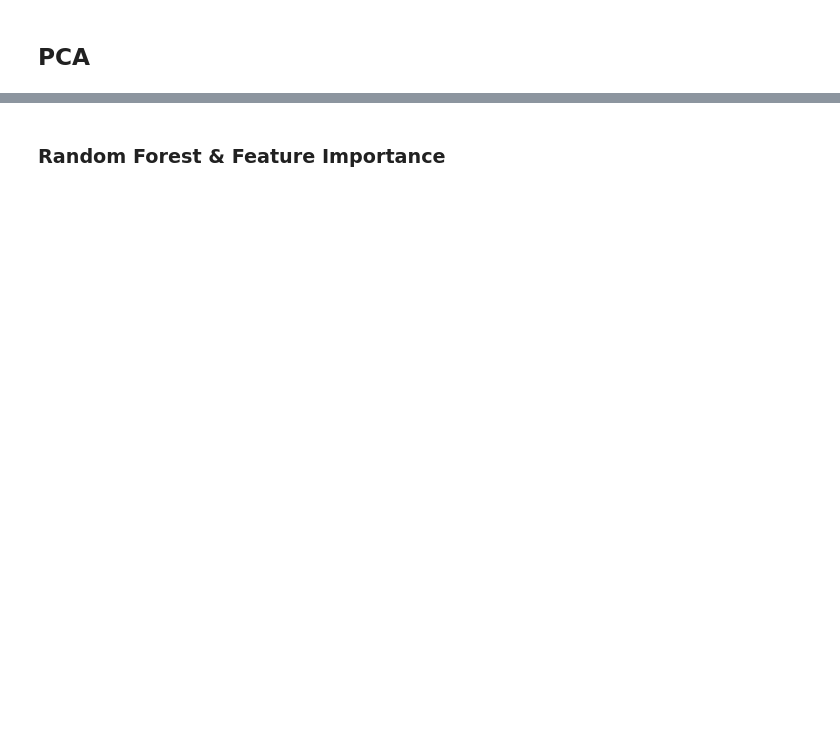
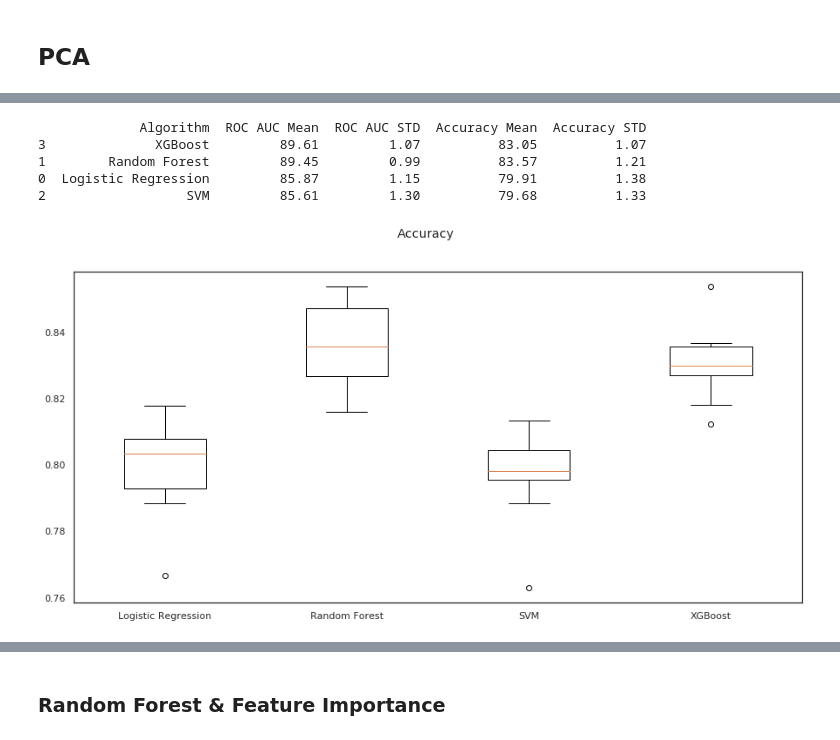
Before and after one commit to psuri15/WAF2019, a Jupyter notebook: FirstModel.ipynb, the cells around one changed output, grey strips where cells are left out. Cells and saved outputs as stored; diff of their text form; code cells hidden in the pictures; blank space fills up the shorter version.

```diff
--- a/FirstModel.ipynb
+++ b/FirstModel.ipynb
@@ -342,0 +360,48 @@ from sklearn
+# %%
+from sklearn.model_selection import KFold,cross_val_score
+acc_results = []
+auc_results = []
+
+names = []
+col = ['Algorithm', 'ROC AUC Mean', 'ROC AUC STD',
+       'Accuracy Mean', 'Accuracy STD']
+df_results = pd.DataFrame(columns=col)
+
+i = 0
+for name, model in models.items():
+    kfold = KFold(n_splits=10)  # 10-fold cross-validation
+    if name == 'Random Forest':
+      x = x_train
+    else:
+      x = x_train_standardized
+
+    cv_acc_results = cross_val_score(model, x, y_train, cv=kfold, scoring='accuracy')
+
+    cv_auc_results = cross_val_score(model, x, y_train, cv=kfold, scoring='roc_auc')
+
+    acc_results.append(cv_acc_results)
+    auc_results.append(cv_auc_results)
+
+    names.append(name)
+    df_results.loc[i] = [name,
+                         round(cv_auc_results.mean()*100, 2),
+                         round(cv_auc_results.std()*100, 2),
+                         round(cv_acc_results.mean()*100, 2),
+                         round(cv_acc_results.std()*100, 2)]
+    i += 1
+print(df_results.sort_values(by=['ROC AUC Mean'], ascending=False))
+# %% [output]
+             Algorithm  ROC AUC Mean  ROC AUC STD  Accuracy Mean  Accuracy STD
+3              XGBoost         89.61         1.07          83.05          1.07
+1        Random Forest         89.45         0.99          83.57          1.21
+0  Logistic Regression         85.87         1.15          79.91          1.38
+2                  SVM         85.61         1.30          79.68          1.33
+# %%
+fig = plt.figure(figsize=(15, 7))
+fig.suptitle('Accuracy')
+ax = fig.add_subplot(111)
+plt.boxplot(acc_results)
+ax.set_xticklabels(names)
+plt.show()
+# %% [output]
+[figure, added]
```
Also changed, not shown: parts of 50 cells of this notebook.
